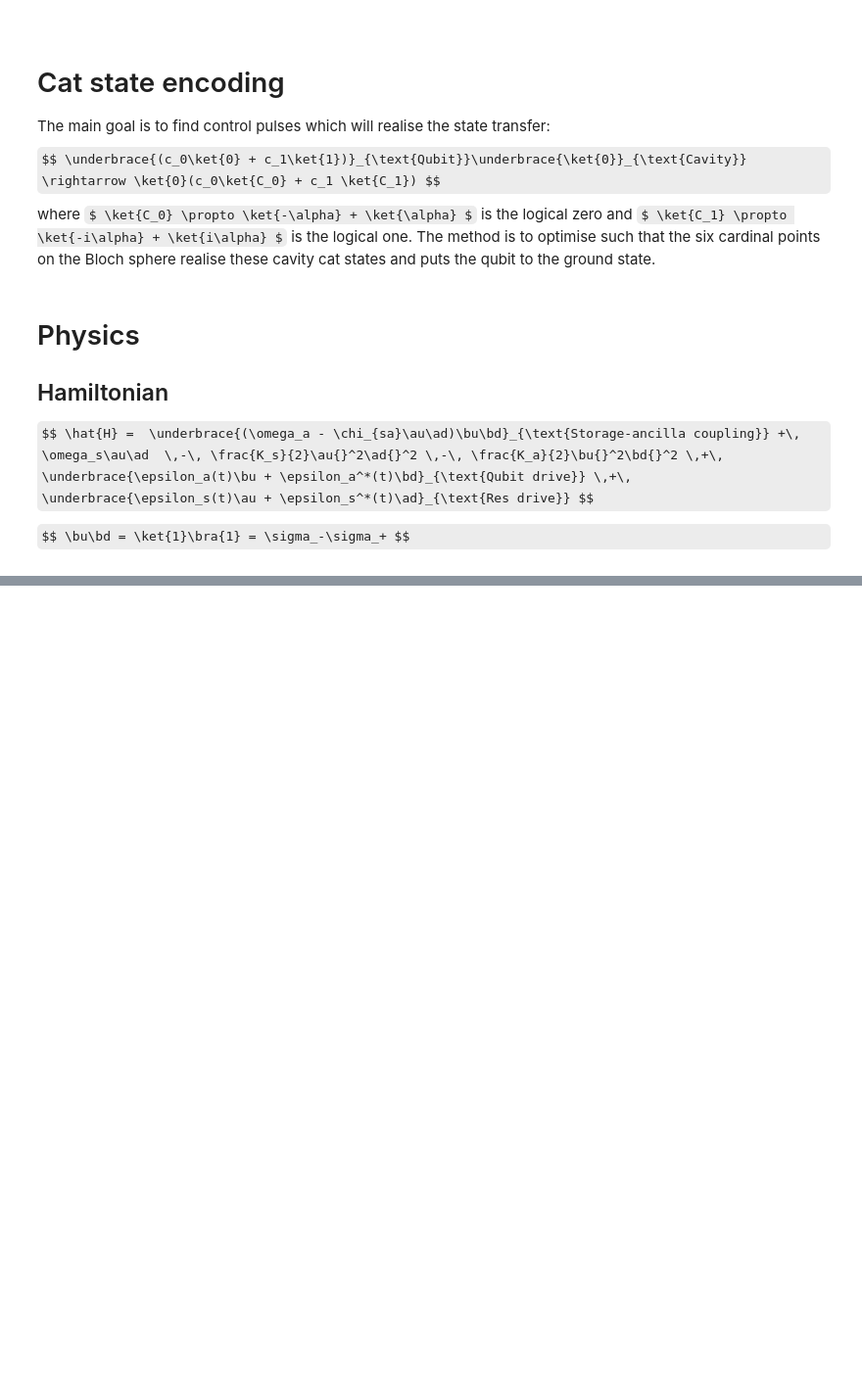
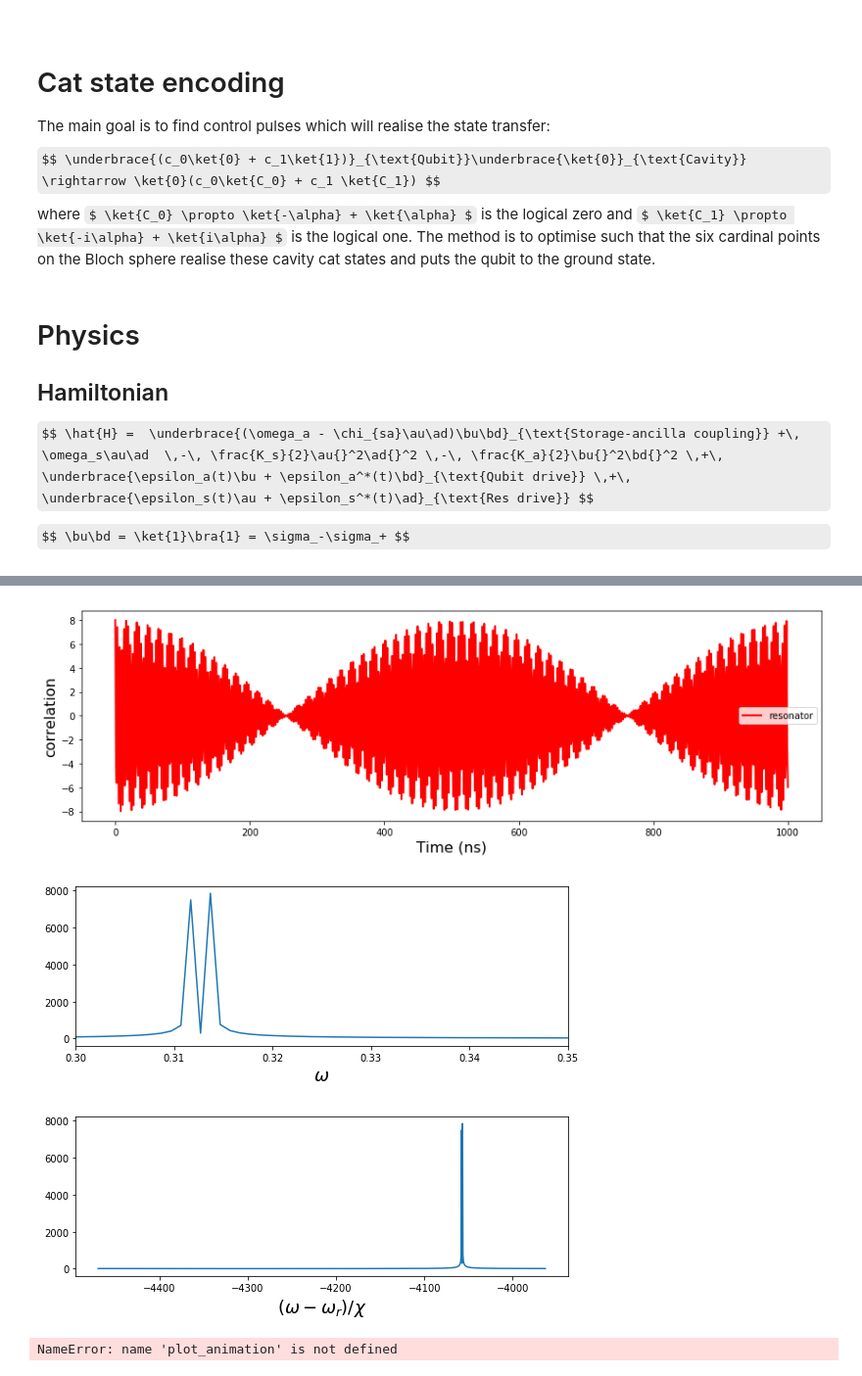
Before and after one commit to JohanWinther/cat-state-encoding, a Jupyter notebook: cat-state-encoding.ipynb, the cells around one changed output, grey strips where cells are left out. Shown: that part at 98% size. Drawn from its saved outputs; the diff is of its cells as text; code cells hidden in the pictures; some formulas as TeX source; blank space fills up the shorter version.

```diff
--- a/cat-state-encoding.ipynb
+++ b/cat-state-encoding.ipynb
@@ -123,3 +228,31 @@ ax.set_title('Vacuum Rabi oscillations');
+# %%
+fig, ax = plt.subplots(1, 1, sharex=True, figsize=(12,4))
+
+ax.plot(tlist2, np.real(corr_vec), 'r', linewidth=2, label="resonator")
+ax.set_ylabel("correlation", fontsize=16)
+ax.set_xlabel("Time (ns)", fontsize=16)
+ax.legend()
+#ax.set_xlim(0,100)
+fig.tight_layout()
+
+fig, ax = plt.subplots(figsize=(9,3))
+ax.plot(w / (2 * pi), abs(S))
+ax.set_xlabel(r'$\omega$', fontsize=18)
+ax.set_xlim(0.3,0.35)
+#ax.set_xlim(w_r/(2*pi)-.5, w_r/(2*pi)+.5);
+
+fig, ax = plt.subplots(figsize=(9,3))
+ax.plot((w-w_r)/chi_qr, abs(S))
+ax.set_xlabel(r'$(\omega-\omega_r)/\chi$', fontsize=18);
+#ax.set_xlim(-5080,-5070);
+# %% [output]
+[figure, added]
+[figure, added]
+[figure, added]
+# %%
+plot_animation(plot_setup, plot_result, result)
+# %% [output]
+NameError: name 'plot_animation' is not defined
 # %%
 def plot_wigners(states):
     #f = plt.figure(figsize=(6*len(states), 6))
```
Also changed, not shown: parts of 20 cells of this notebook, 3 other files.
